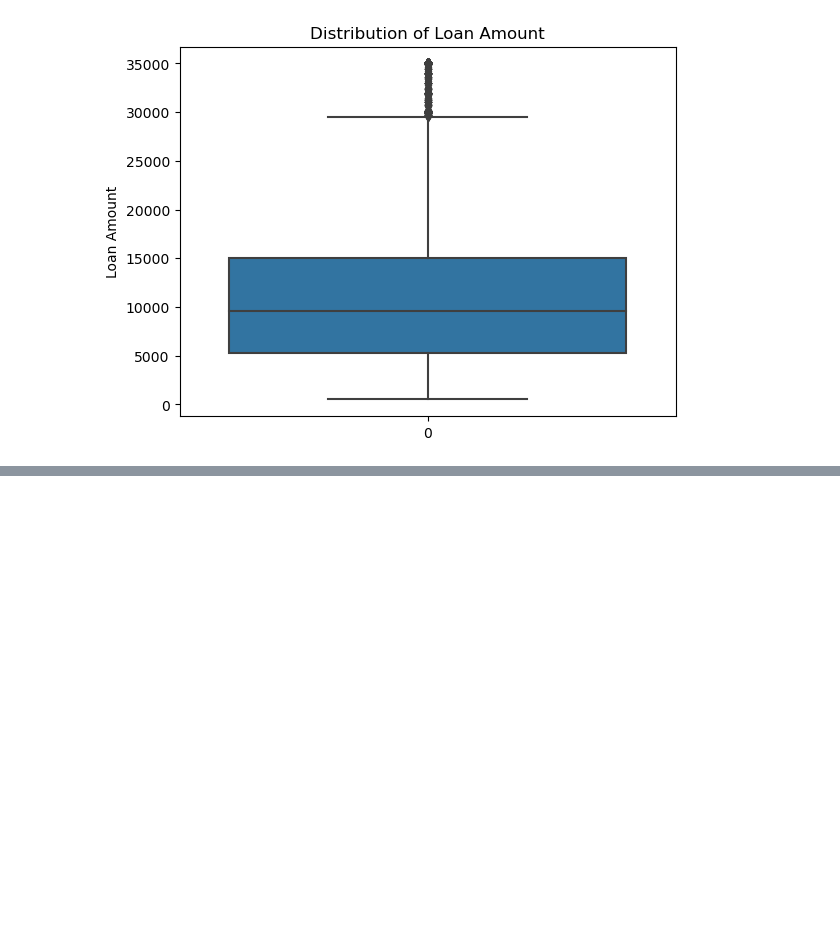
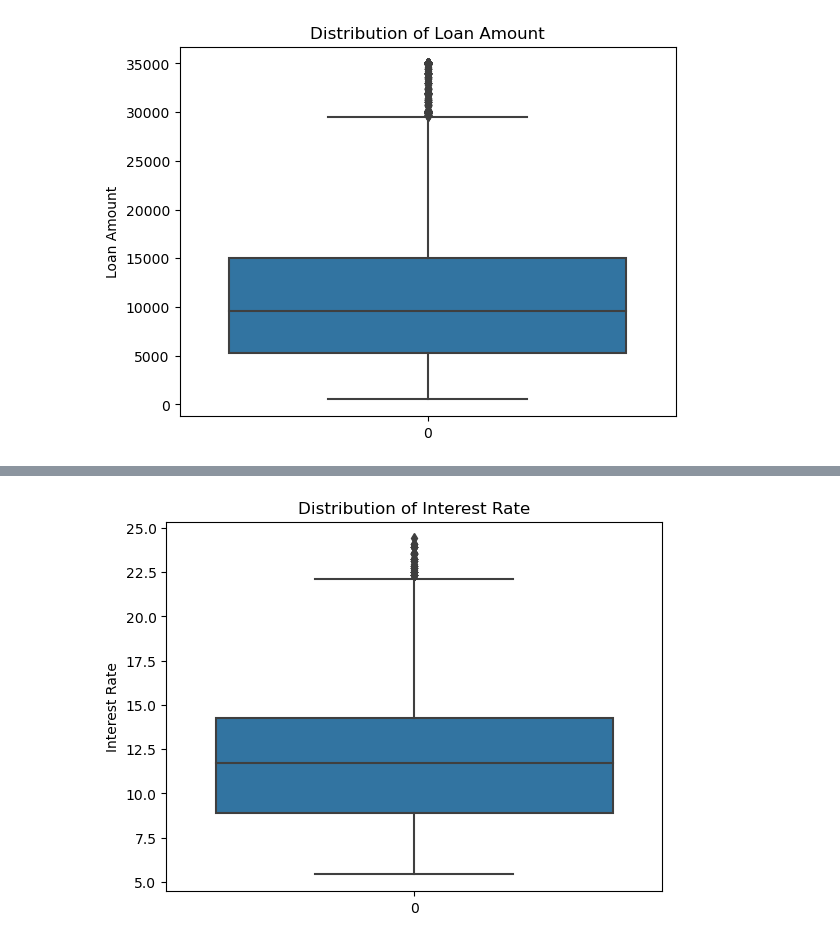
Before and after one commit to RavishankarDuMCA10/LendingClubCaseStudy, a Jupyter notebook: Lending_Club_Default_Analysis.ipynb, the cells around one changed output, grey strips where cells are left out. Cells and saved outputs as stored; diff of their text form; code cells hidden in the pictures; blank space fills up the shorter version.

```diff
--- a/Lending_Club_Default_Analysis.ipynb
+++ b/Lending_Club_Default_Analysis.ipynb
@@ -567,0 +602,11 @@ plt.show()
+# %%
+#Create a box plot for the int_rate
+plt.title('Distribution of Interest Rate')
+
+# ylabel
+plt.ylabel('Interest Rate')
+
+sns.boxplot(loan['int_rate'])
+plt.show()
+# %% [output]
+[figure, added]
```
Also changed, not shown: parts of 11 cells of this notebook.
